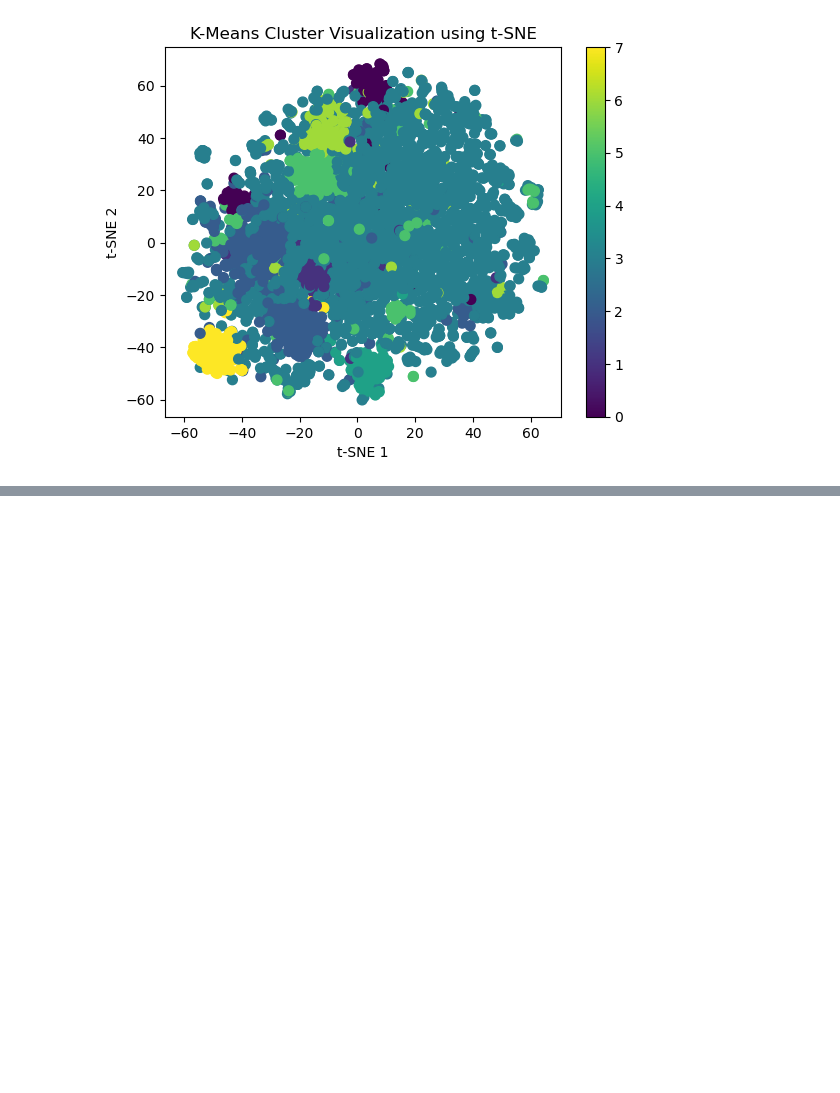
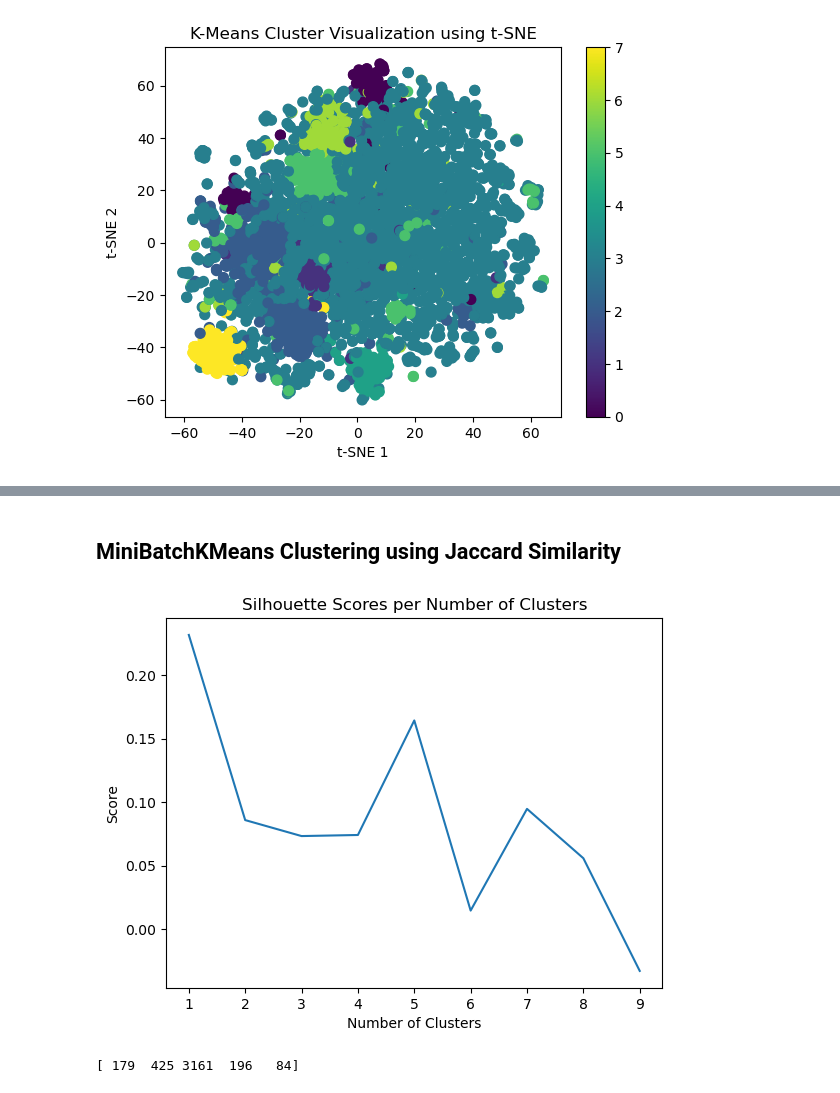
Before and after one commit to kyleronc/TweetClustering, a Jupyter notebook: Code/Code.ipynb, the cells around one changed output, grey strips where cells are left out. Saved outputs shown, nothing was run; the diff lists cells and outputs as text; code cells hidden in the pictures; blank space fills up the shorter version.

Commit message:
Add minibatch k means clustering

```diff
--- a/Code/Code.ipynb
+++ b/Code/Code.ipynb
@@ -275,0 +276,23 @@ Name: 7, dtype: float64
+# %% [markdown]
+## MiniBatchKMeans Clustering using Jaccard Similarity
+# %%
+## Fit data with MiniBatchKMeans Clustering algorithm for a number of different clusters
+scores_per_n = [MiniBatchKMeans(n_clusters=n, n_init=10, max_iter=300, random_state=0).fit(jaccard_similarities) for n in range(1,11)]
+# %%
+## Gather silhouette scores for each iteration
+silhouette_scores = [silhouette_score(jaccard_similarities, iteration.labels_) for iteration in scores_per_n[1:]]
+# %%
+plt.plot(range(1,10), silhouette_scores)
+plt.title('Silhouette Scores per Number of Clusters')
+plt.xlabel('Number of Clusters')
+plt.ylabel('Score')
+plt.show()
+# %% [output]
+[figure, added]
+# %%
+minibatch = MiniBatchKMeans(n_clusters=5, n_init=10, max_iter=300, random_state=0)
+minibatch.fit(jaccard_similarities)
+cluster_ids, cluster_sizes = np.unique(minibatch.labels_, return_counts=True)
+print(cluster_sizes)
+# %% [output]
+[ 179  425 3161  196   84]
```
Also changed, not shown: parts of 22 cells of this notebook.
